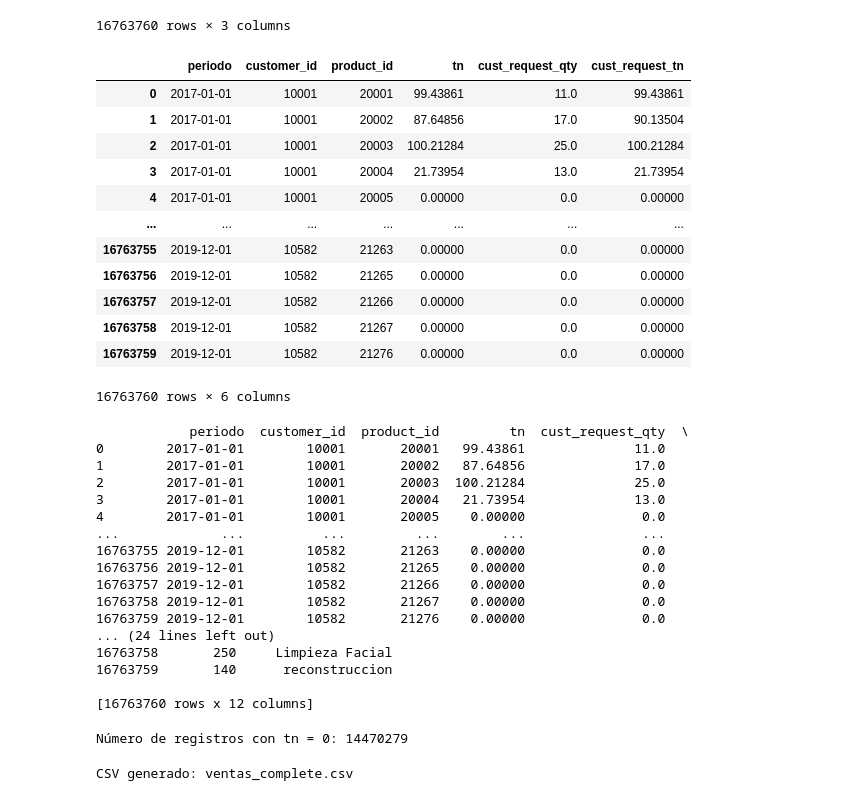
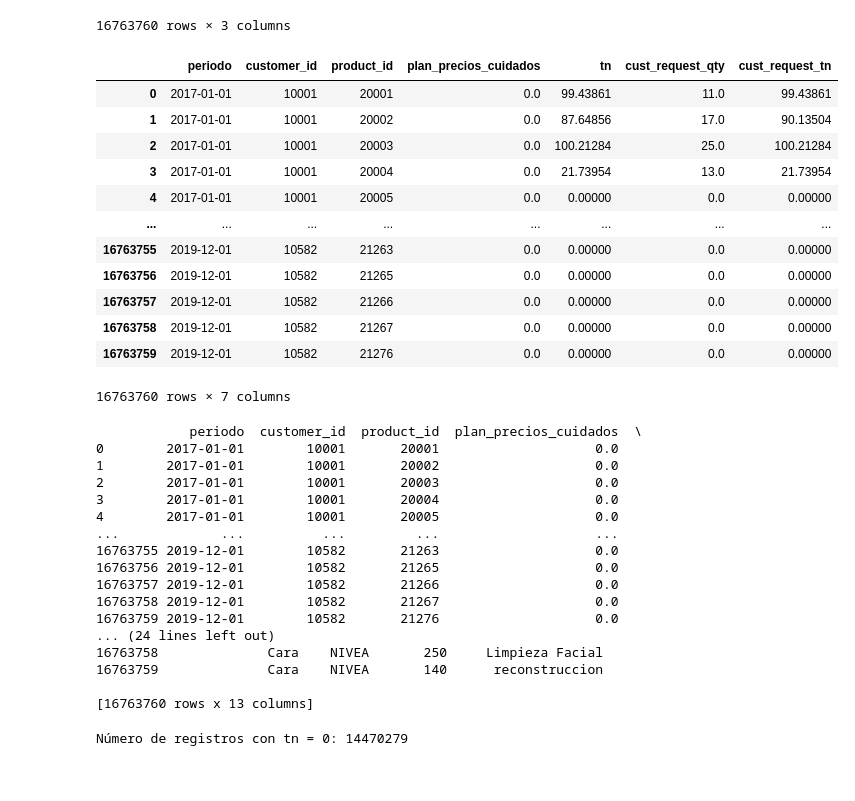
Before and after one commit to leonardoheis/lab3, a Jupyter notebook: notebooks/join_sell-in.ipynb, the cells around one changed output. Saved outputs shown, nothing was run; the diff lists cells and outputs as text; code cells hidden in the pictures.

```diff
--- a/notebooks/join_sell-in.ipynb
+++ b/notebooks/join_sell-in.ipynb
@@ -20,7 +30,7 @@ sell_in.shape
 
 sell_in_agg = (
     sell_in
-    .groupby(['periodo','customer_id','product_id'], as_index=False)
+    .groupby(['periodo','customer_id','product_id','plan_precios_cuidados'], as_index=False)
     .agg({
         'tn': 'sum',
         'cust_request_qty': 'sum',
@@ -83,7 +89,7 @@ complete_test
 # 7) Hacer merge con las ventas reales de (10001, 20001) y rellenar NaN → 0
 
 #     Hacemos el merge con complete_test. Después rellenamos NaN->0 en tn.
-complete_test = (
+sell_in_completed = (
     complete_test
     .merge(
         sell_in_agg,  # traemos solo periodo + tn
@@ -93,25 +99,24 @@ complete_test = (
     .fillna({
         'tn': 0,
         'cust_request_qty': 0,
-        'cust_request_tn': 0
+        'cust_request_tn': 0,
+        'plan_precios_cuidados': 0
     })
 )
-#complete_test.drop(columns='tn_x', inplace=True)  # eliminamos periodo
-#complete_test.drop(columns='tn', inplace=True)  # eliminamos periodo
 # %%
-complete_test
+sell_in_completed
 # %% [output]
-|  | periodo | customer_id | product_id | tn | cust_request_qty | cust_request_tn |
-| 0 | 2017-01-01 | 10001 | 20001 | 99.43861 | 11.0 | 99.43861 |
-| 1 | 2017-01-01 | 10001 | 20002 | 87.64856 | 17.0 | 90.13504 |
-| 2 | 2017-01-01 | 10001 | 20003 | 100.21284 | 25.0 | 100.21284 |
-| 3 | 2017-01-01 | 10001 | 20004 | 21.73954 | 13.0 | 21.73954 |
-| 4 | 2017-01-01 | 10001 | 20005 | 0.00000 | 0.0 | 0.00000 |
-| ... | ... | ... | ... | ... | ... | ... |
-| 16763755 | 2019-12-01 | 10582 | 21263 | 0.00000 | 0.0 | 0.00000 |
-| 16763756 | 2019-12-01 | 10582 | 21265 | 0.00000 | 0.0 | 0.00000 |
-| 16763757 | 2019-12-01 | 10582 | 21266 | 0.00000 | 0.0 | 0.00000 |
-| 16763758 | 2019-12-01 | 10582 | 21267 | 0.00000 | 0.0 | 0.00000 |
-| 16763759 | 2019-12-01 | 10582 | 21276 | 0.00000 | 0.0 | 0.00000 |
+|  | periodo | customer_id | product_id | plan_precios_cuidados | tn | cust_request_qty | cust_request_tn |
+| 0 | 2017-01-01 | 10001 | 20001 | 0.0 | 99.43861 | 11.0 | 99.43861 |
+| 1 | 2017-01-01 | 10001 | 20002 | 0.0 | 87.64856 | 17.0 | 90.13504 |
+| 2 | 2017-01-01 | 10001 | 20003 | 0.0 | 100.21284 | 25.0 | 100.21284 |
+| 3 | 2017-01-01 | 10001 | 20004 | 0.0 | 21.73954 | 13.0 | 21.73954 |
+| 4 | 2017-01-01 | 10001 | 20005 | 0.0 | 0.00000 | 0.0 | 0.00000 |
+| ... | ... | ... | ... | ... | ... | ... | ... |
+| 16763755 | 2019-12-01 | 10582 | 21263 | 0.0 | 0.00000 | 0.0 | 0.00000 |
+| 16763756 | 2019-12-01 | 10582 | 21265 | 0.0 | 0.00000 | 0.0 | 0.00000 |
+| 16763757 | 2019-12-01 | 10582 | 21266 | 0.0 | 0.00000 | 0.0 | 0.00000 |
+| 16763758 | 2019-12-01 | 10582 | 21267 | 0.0 | 0.00000 | 0.0 | 0.00000 |
+| 16763759 | 2019-12-01 | 10582 | 21276 | 0.0 | 0.00000 | 0.0 | 0.00000 |
-16763760 rows × 6 columns
+16763760 rows × 7 columns
 # %%
@@ -119,22 +124,22 @@ complete_test = complete_test.merge(productos, on='product_id', how='left')
 # %%
-print(complete_test)
+print(sell_in_merged_productos)
 # %% [output]
-            periodo  customer_id  product_id         tn  cust_request_qty  \
-0        2017-01-01        10001       20001   99.43861              11.0
-1        2017-01-01        10001       20002   87.64856              17.0
-2        2017-01-01        10001       20003  100.21284              25.0
-3        2017-01-01        10001       20004   21.73954              13.0
-4        2017-01-01        10001       20005    0.00000               0.0
-...             ...          ...         ...        ...               ...
-16763755 2019-12-01        10582       21263    0.00000               0.0
-16763756 2019-12-01        10582       21265    0.00000               0.0
-16763757 2019-12-01        10582       21266    0.00000               0.0
-16763758 2019-12-01        10582       21267    0.00000               0.0
-16763759 2019-12-01        10582       21276    0.00000               0.0
+            periodo  customer_id  product_id  plan_precios_cuidados  \
+0        2017-01-01        10001       20001                    0.0
+1        2017-01-01        10001       20002                    0.0
+2        2017-01-01        10001       20003                    0.0
+3        2017-01-01        10001       20004                    0.0
+4        2017-01-01        10001       20005                    0.0
+...             ...          ...         ...                    ...
+16763755 2019-12-01        10582       21263                    0.0
+16763756 2019-12-01        10582       21265                    0.0
+16763757 2019-12-01        10582       21266                    0.0
+16763758 2019-12-01        10582       21267                    0.0
+16763759 2019-12-01        10582       21276                    0.0
 ... (24 lines left out)
-16763758       250     Limpieza Facial
-16763759       140      reconstruccion
+16763758              Cara    NIVEA       250     Limpieza Facial
+16763759              Cara    NIVEA       140      reconstruccion
 
-[16763760 rows x 12 columns]
+[16763760 rows x 13 columns]
 # %%
 #contar los registros donde el tn es cero
@@ -143,8 +148,6 @@ print("Número de registros con tn = 0:", len(complete_test[complete_test['tn']
 Número de registros con tn = 0: 14470279
 # %%
 # 9) Guardar a CSV de prueba
-complete_test.to_csv('ventas_complete.csv', index=False)
-print("CSV generado: ventas_complete.csv")
+#sell_in_merged_productos.to_csv('../data/ventas_complete.csv', index=False)
+#print("CSV generado: ventas_complete.csv")
-# %% [output]
-CSV generado: ventas_complete.csv
 # %%
```
Also changed, not shown: parts of 42 cells of this notebook, 1 other file.
